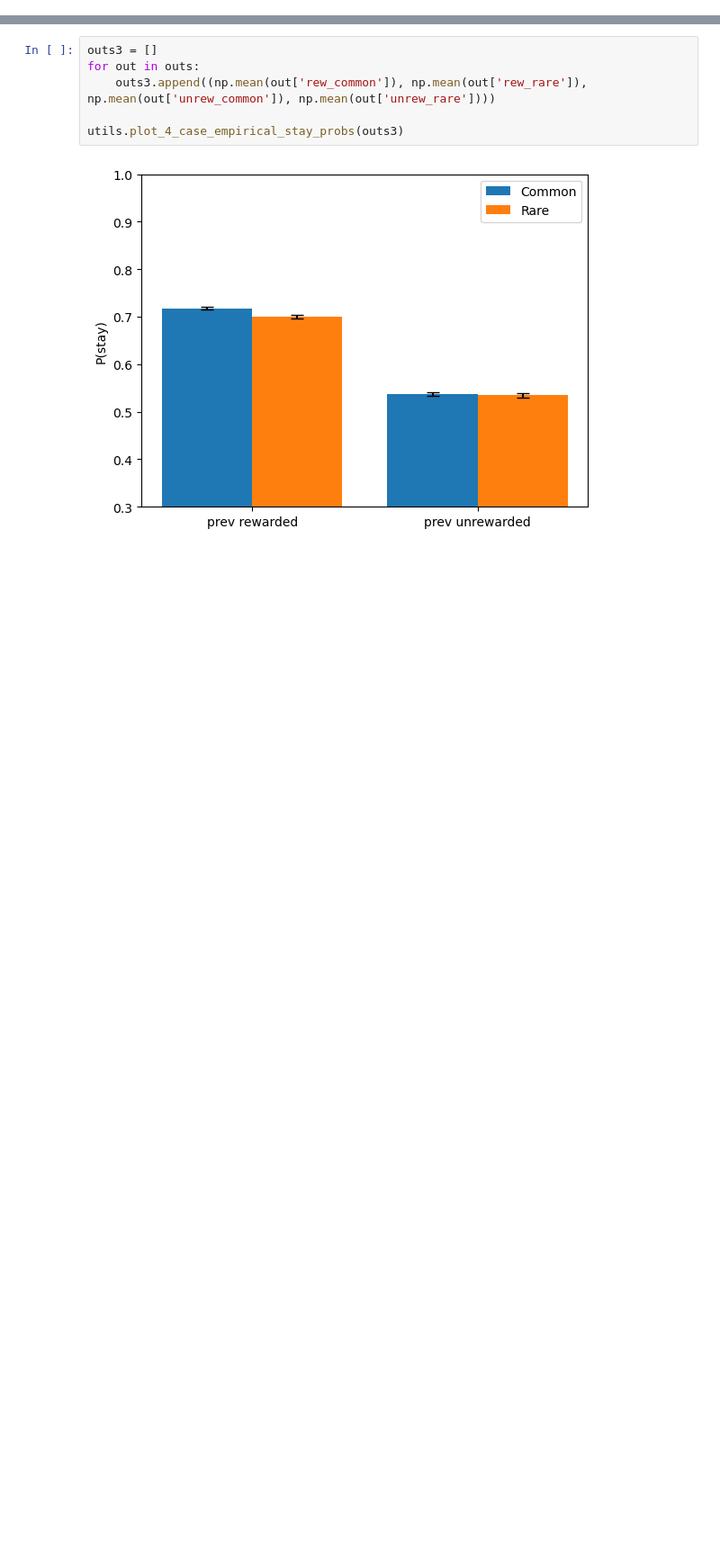
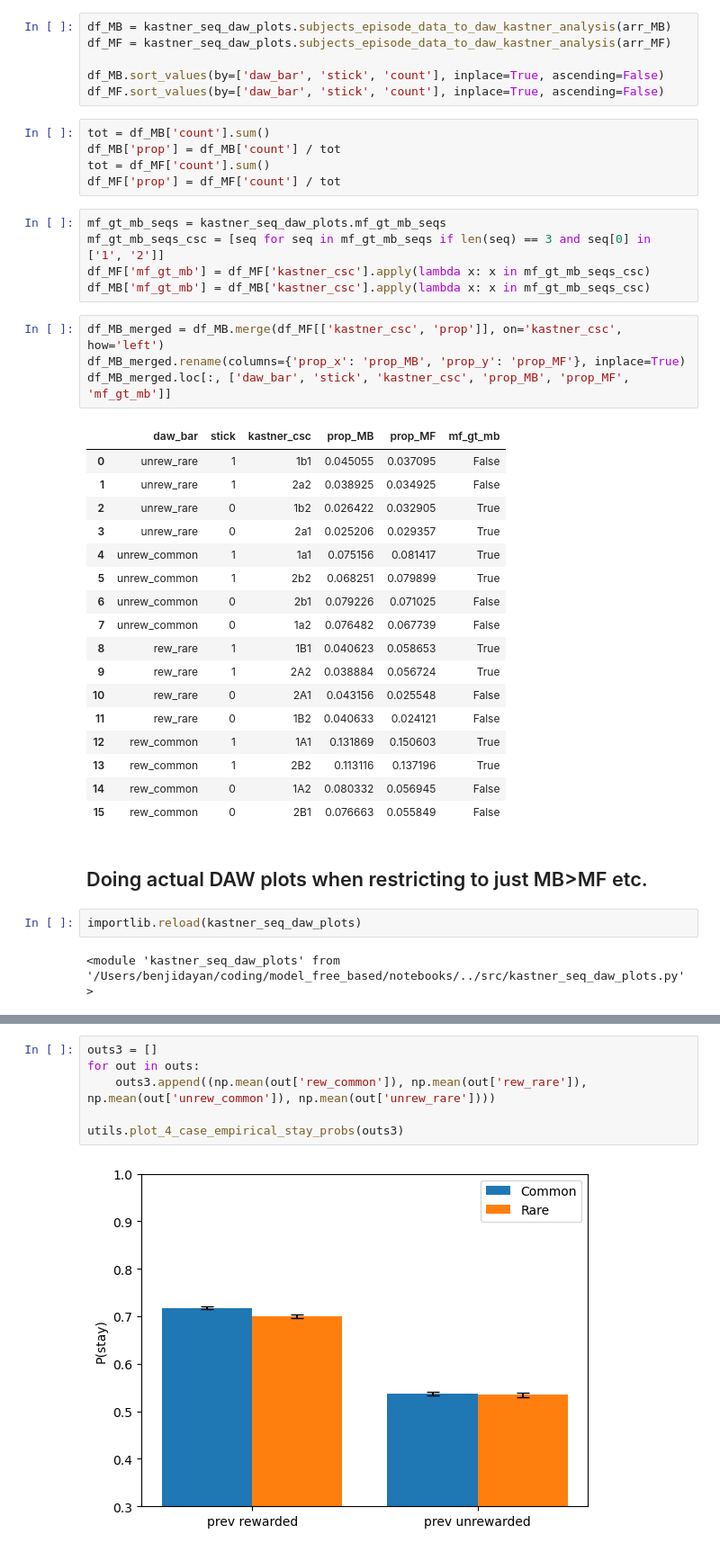
Before and after one commit to BenjiDayan/model_free_based, a Jupyter notebook: notebooks/kastner_seq_daw_plots.ipynb, the cells around one changed output, grey strips where cells are left out. Shown at 90% size. Saved outputs shown, nothing was run; the diff lists cells and outputs as text; blank space fills up the shorter version.

```diff
--- a/notebooks/kastner_seq_daw_plots.ipynb
+++ b/notebooks/kastner_seq_daw_plots.ipynb
@@ -116,0 +85,44 @@ outs
+# %%
+df_MB = kastner_seq_daw_plots.subjects_episode_data_to_daw_kastner_analysis(arr_MB)
+df_MF = kastner_seq_daw_plots.subjects_episode_data_to_daw_kastner_analysis(arr_MF)
+
+df_MB.sort_values(by=['daw_bar', 'stick', 'count'], inplace=True, ascending=False)
+df_MF.sort_values(by=['daw_bar', 'stick', 'count'], inplace=True, ascending=False)
+# %%
+tot = df_MB['count'].sum()
+df_MB['prop'] = df_MB['count'] / tot
+tot = df_MF['count'].sum()
+df_MF['prop'] = df_MF['count'] / tot
+# %%
+mf_gt_mb_seqs = kastner_seq_daw_plots.mf_gt_mb_seqs
+mf_gt_mb_seqs_csc = [seq for seq in mf_gt_mb_seqs if len(seq) == 3 and seq[0] in ['1', '2']]
+df_MF['mf_gt_mb'] = df_MF['kastner_csc'].apply(lambda x: x in mf_gt_mb_seqs_csc)
+df_MB['mf_gt_mb'] = df_MB['kastner_csc'].apply(lambda x: x in mf_gt_mb_seqs_csc)
+# %%
+df_MB_merged = df_MB.merge(df_MF[['kastner_csc', 'prop']], on='kastner_csc', how='left')
+df_MB_merged.rename(columns={'prop_x': 'prop_MB', 'prop_y': 'prop_MF'}, inplace=True)
+df_MB_merged.loc[:, ['daw_bar', 'stick', 'kastner_csc', 'prop_MB', 'prop_MF', 'mf_gt_mb']]
+# %% [output]
+|  | daw_bar | stick | kastner_csc | prop_MB | prop_MF | mf_gt_mb |
+| 0 | unrew_rare | 1 | 1b1 | 0.045055 | 0.037095 | False |
+| 1 | unrew_rare | 1 | 2a2 | 0.038925 | 0.034925 | False |
+| 2 | unrew_rare | 0 | 1b2 | 0.026422 | 0.032905 | True |
+| 3 | unrew_rare | 0 | 2a1 | 0.025206 | 0.029357 | True |
+| 4 | unrew_common | 1 | 1a1 | 0.075156 | 0.081417 | True |
+| 5 | unrew_common | 1 | 2b2 | 0.068251 | 0.079899 | True |
+| 6 | unrew_common | 0 | 2b1 | 0.079226 | 0.071025 | False |
+| 7 | unrew_common | 0 | 1a2 | 0.076482 | 0.067739 | False |
+| 8 | rew_rare | 1 | 1B1 | 0.040623 | 0.058653 | True |
+| 9 | rew_rare | 1 | 2A2 | 0.038884 | 0.056724 | True |
+| 10 | rew_rare | 0 | 2A1 | 0.043156 | 0.025548 | False |
+| 11 | rew_rare | 0 | 1B2 | 0.040633 | 0.024121 | False |
+| 12 | rew_common | 1 | 1A1 | 0.131869 | 0.150603 | True |
+| 13 | rew_common | 1 | 2B2 | 0.113116 | 0.137196 | True |
+| 14 | rew_common | 0 | 1A2 | 0.080332 | 0.056945 | False |
+| 15 | rew_common | 0 | 2B1 | 0.076663 | 0.055849 | False |
+# %% [markdown]
+## Doing actual DAW plots when restricting to just MB>MF etc.
+# %%
+importlib.reload(kastner_seq_daw_plots)
+# %% [output]
+<module 'kastner_seq_daw_plots' from '/Users/benjidayan/coding/model_free_based/notebooks/../src/kastner_seq_daw_plots.py'>
```
Also changed, not shown: parts of 23 cells of this notebook, 2 other files.
